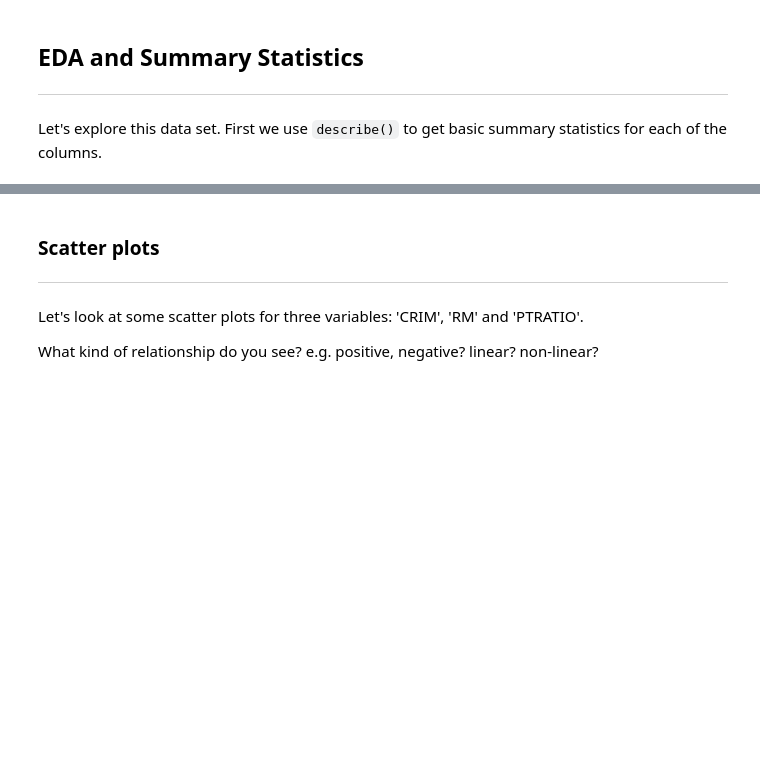
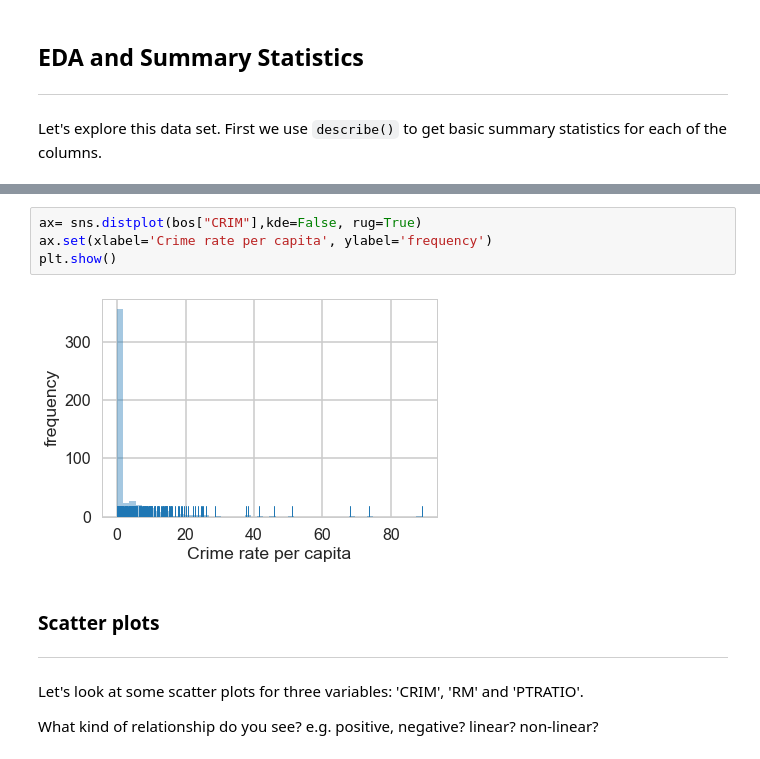
Before and after one commit to achanblard/2015lab4, a Jupyter notebook: Lab4-stats.ipynb, the cells around one changed output, grey strips where cells are left out. Saved outputs shown, nothing was run; the diff lists cells and outputs as text; blank space fills up the shorter version.

```diff
--- a/Lab4-stats.ipynb
+++ b/Lab4-stats.ipynb
@@ -235,6 +240,12 @@ bos.describe()
 | 50% | 0.256510 | 0.000000 | 9.690000 | 0.000000 | 0.538000 | 6.208500 | 77.500000 | 3.207450 | 5.000000 | 330.000000 | 19.050000 | ... |
 | 75% | 3.647423 | 12.500000 | 18.100000 | 0.000000 | 0.624000 | 6.623500 | 94.075000 | 5.188425 | 24.000000 | 666.000000 | 20.200000 | ... |
 | max | 88.976200 | 100.000000 | 27.740000 | 1.000000 | 0.871000 | 8.780000 | 100.000000 | 12.126500 | 24.000000 | 711.000000 | 22.000000 | ... |
+# %%
+ax= sns.distplot(bos["CRIM"],kde=False, rug=True)
+ax.set(xlabel='Crime rate per capita', ylabel='frequency')
+plt.show()
+# %% [output]
+[figure, added]
 # %% [markdown]
 ### Scatter plots
 ***
```
Also changed, not shown: parts of 31 cells of this notebook.
